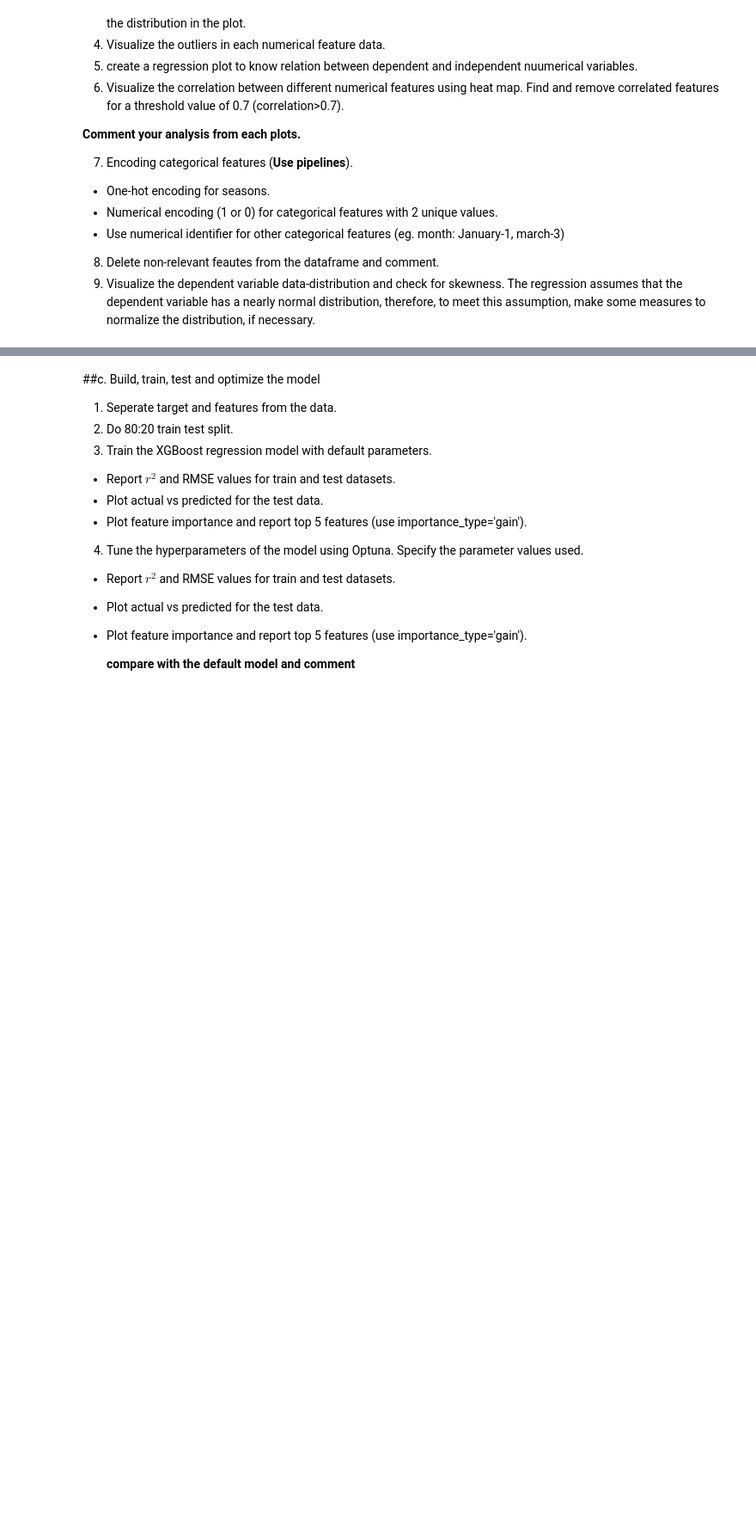
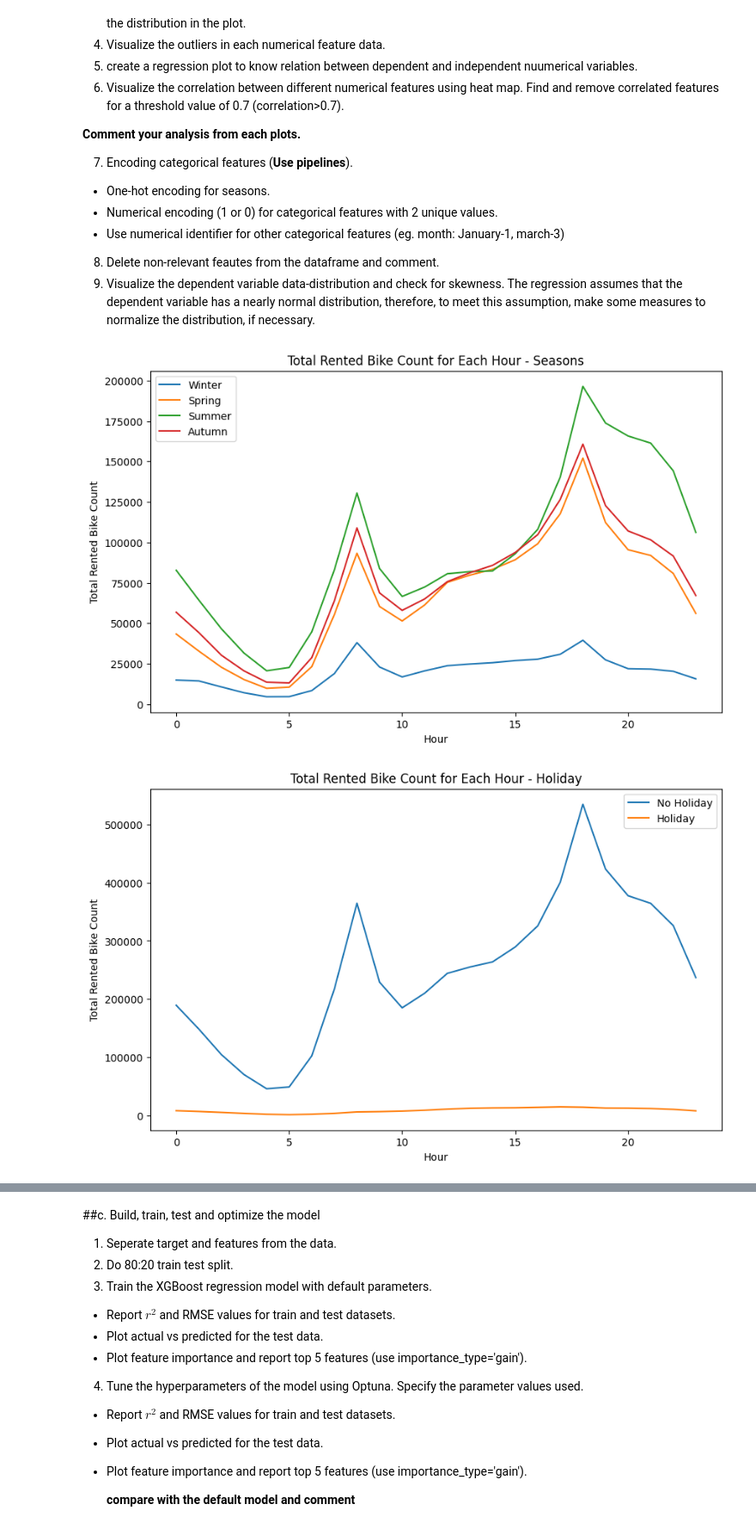
Before and after one commit to blackscreen-whitetext/AIDS, a Jupyter notebook: UMC301_Assignment_1b.ipynb, the cells around one changed output, grey strips where cells are left out. Shown: that part at 86% size. Saved outputs shown, nothing was run; the diff lists cells and outputs as text; code cells hidden in the pictures; blank space fills up the shorter version.

```diff
--- a/UMC301_Assignment_1b.ipynb
+++ b/UMC301_Assignment_1b.ipynb
@@ -66,0 +57,16 @@ data.head()
+# %%
+data = pandas.read_csv('SeoulBikeData.csv')
+data.head()
+# Check for null values
+print(data.isnull().sum())
+
+# Check for duplicates
+print(data.duplicated().sum())
+data['Month'] = pd.to_datetime(data['Date'], format='%d/%m/%y').dt.month
+data["Is_weekend"] = pd.to_datetime(data['Date'], format='%d/%m/%y').dt.weekday.apply(lambda x: 1 if x > 4 else 0)
+#data["Is_weekend"].value_counts()
+data.drop(['Date'], axis=1, inplace=True)
+print(data.dtypes)
+categorical_features = ["Hour",'Seasons', 'Holiday', 'Functioning Day',"Month","Is_weekend"]
+categorical_data = data[categorical_features]
+numerical_data = data.drop(categorical_features, axis=1)
@@ -82,3 +106,35 @@ data.head()
   * Use numerical identifier for other categorical features (eg. month: January-1, march-3)
 8. Delete non-relevant feautes from the dataframe and comment.
 9. Visualize the dependent variable data-distribution and check for skewness. The regression assumes that the dependent variable has a nearly normal distribution, therefore, to meet this assumption, make some measures to normalize the distribution, if necessary.
+# %%
+import matplotlib.pyplot as plt
+
+# Iterate over the unique values of each categorical feature
+for feature in categorical_features:
+    if feature != 'Hour':
+        unique_values = categorical_data[feature].unique()
+
+        # Plot the line plot for each unique value
+        plt.figure(figsize=(10, 6))
+        for value in unique_values:
+            value_data = data[data[feature] == value]
+            total_count = value_data.groupby('Hour')['Rented Bike Count'].sum()
+            plt.plot(total_count.index, total_count.values, label=value)
+
+        # Set the x-axis label
+        plt.xlabel('Hour')
+
+        # Set the y-axis label
+        plt.ylabel('Total Rented Bike Count')
+
+        # Set the title of the plot
+        plt.title(f'Total Rented Bike Count for Each Hour - {feature}')
+
+        # Add a legend
+        plt.legend()
+
+        # Show the plot
+        plt.show()
+# %% [output]
+[figure, added]
+[figure, added]
```
Also changed, not shown: parts of 5 cells of this notebook, 1 other file.
